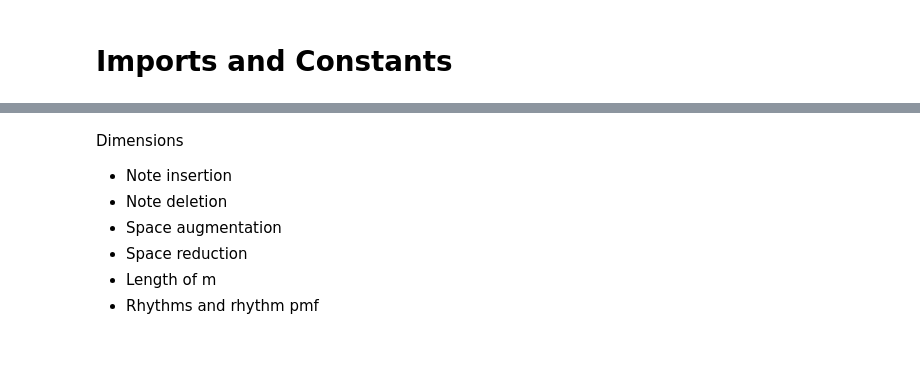
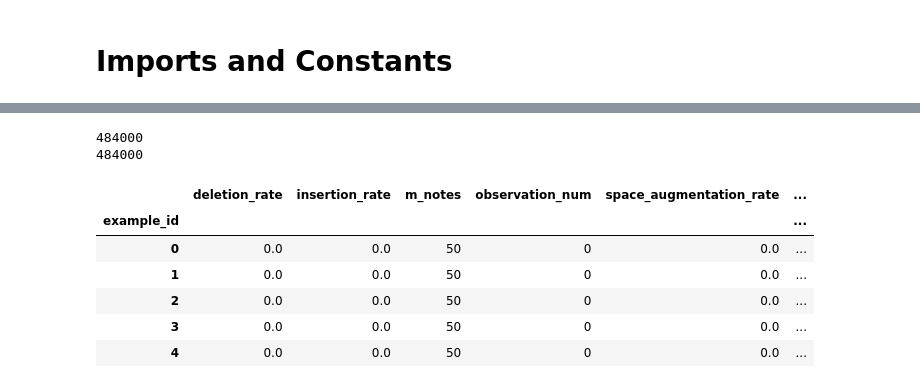
Before and after one commit to prestondunton/rhythm_regression, a Jupyter notebook: vector_matching/GenerateMatchings.ipynb, the cells around one changed output, grey strips where cells are left out. Cells and saved outputs as stored; diff of their text form; code cells hidden in the pictures; blank space fills up the shorter version.

```diff
--- a/vector_matching/GenerateMatchings.ipynb
+++ b/vector_matching/GenerateMatchings.ipynb
@@ -139,8 +18,19 @@ for i in range(len(example_set)):
-# %% [markdown]
-Dimensions
-- Note insertion
-- Note deletion
-- Space augmentation
-- Space reduction
-- Length of m
-- Rhythms and rhythm pmf
+# %%
+with open( "example_set.pickle", "rb" ) as f:
+    example_set = np.array(pickle.load(f), dtype=object)
+
+print(len(example_set))
+parameter_table = pd.read_csv('./generated_data_params.csv', index_col=0)
+parameter_table.index.name = 'example_id'
+print(len(parameter_table))
+parameter_table.head()
+# %% [output]
+484000
+484000
+|  | deletion_rate | insertion_rate | m_notes | observation_num | space_augmentation_rate | ... |
+| example_id |  |  |  |  |  | ... |
+| 0 | 0.0 | 0.0 | 50 | 0 | 0.0 | ... |
+| 1 | 0.0 | 0.0 | 50 | 0 | 0.0 | ... |
+| 2 | 0.0 | 0.0 | 50 | 0 | 0.0 | ... |
+| 3 | 0.0 | 0.0 | 50 | 0 | 0.0 | ... |
+| 4 | 0.0 | 0.0 | 50 | 0 | 0.0 | ... |
```
Also changed, not shown: parts of 7 cells of this notebook, 2 other files.
